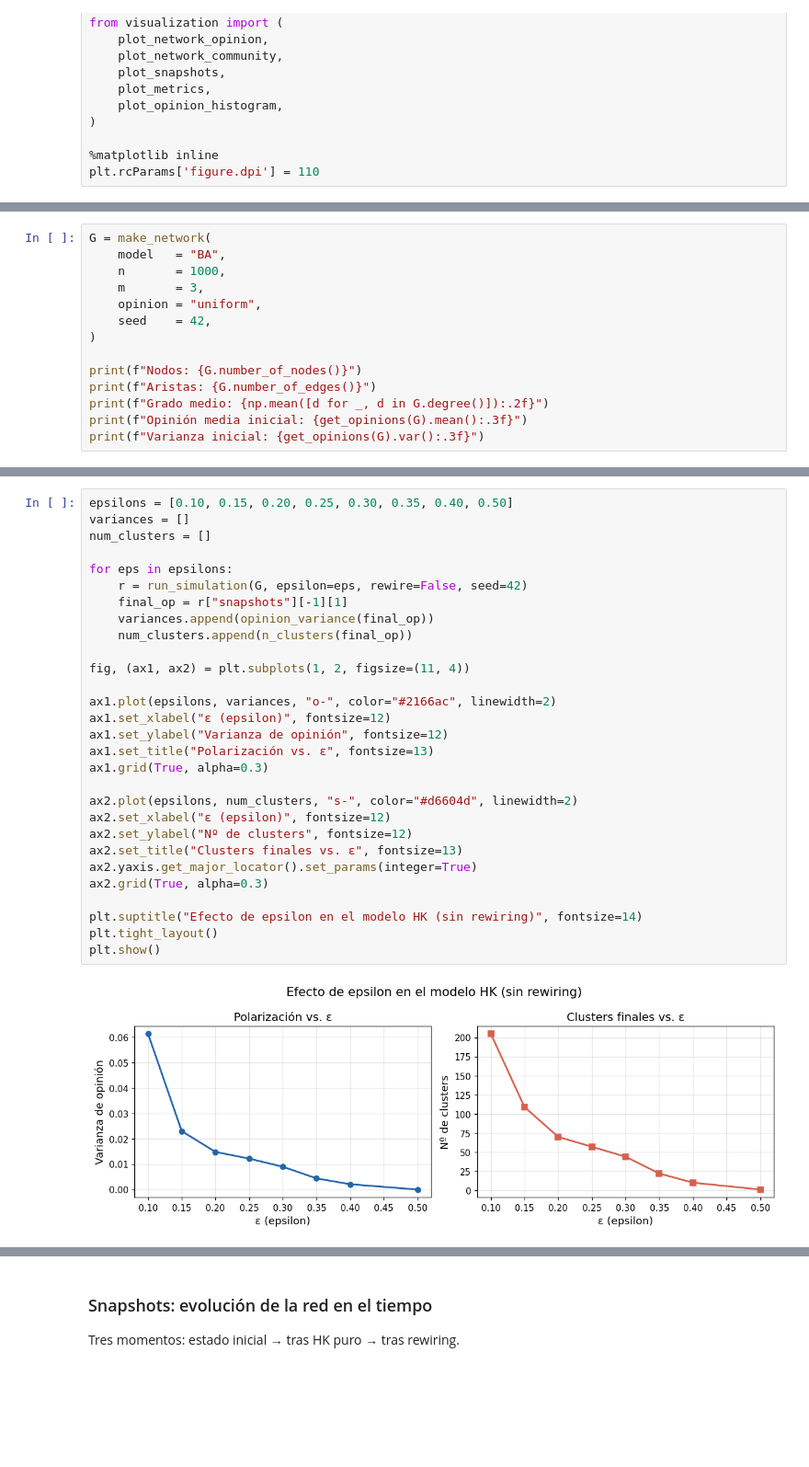
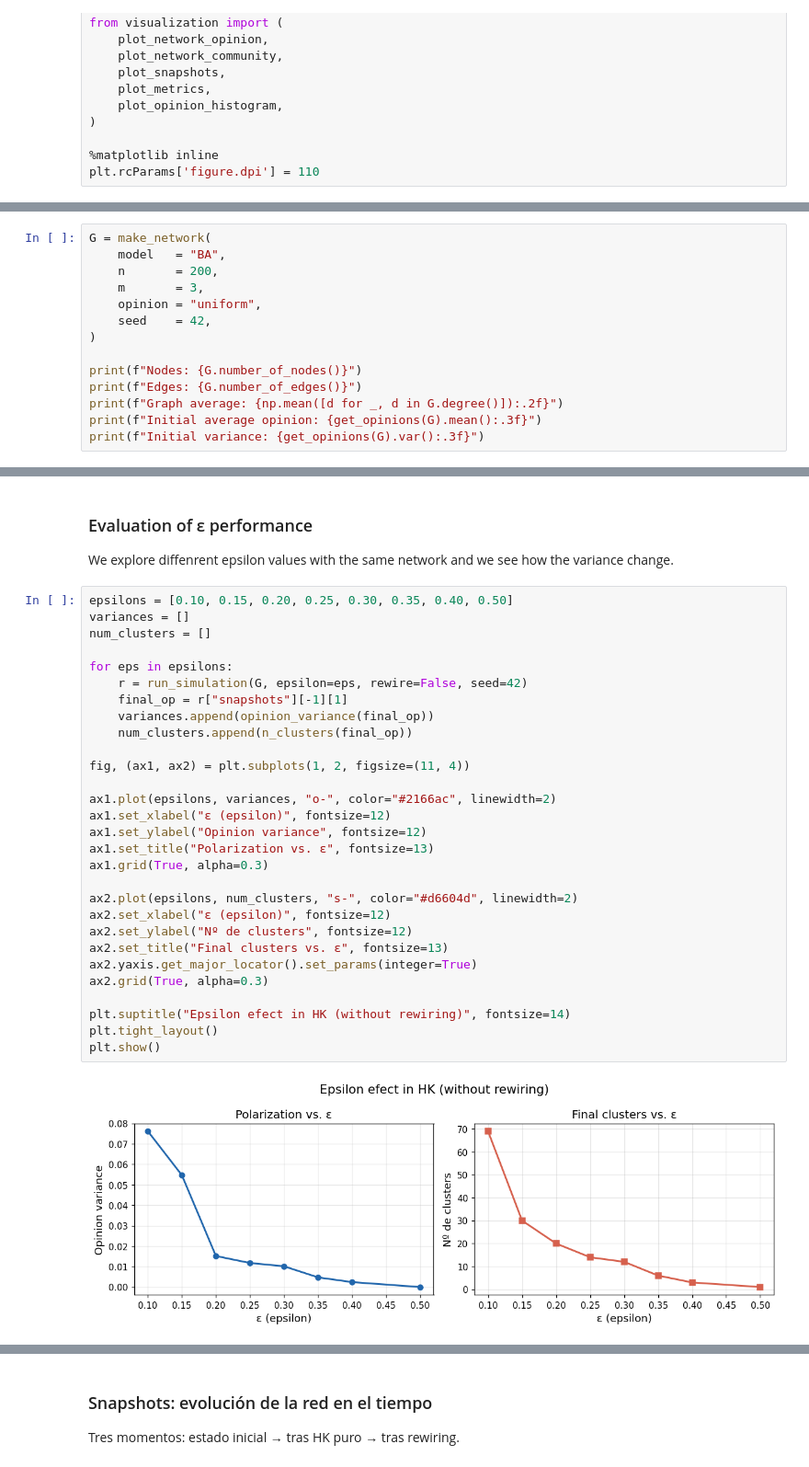
Before and after one commit to ItsTowi/CN_A4_FinalProject, a Jupyter notebook: 01_basic_experiment.ipynb, the cells around one changed output, grey strips where cells are left out. Shown at 92% size. Cells and saved outputs as stored; diff of their text form; blank space fills up the shorter version.

```diff
--- a/01_basic_experiment.ipynb
+++ b/01_basic_experiment.ipynb
@@ -45,15 +44,15 @@ Parámetros que podéis cambiar:
 # %%
 G = make_network(
     model   = "BA",
-    n       = 1000,
+    n       = 200,
     m       = 3,
     opinion = "uniform",
     seed    = 42,
 )
 
-print(f"Nodos: {G.number_of_nodes()}")
-print(f"Aristas: {G.number_of_edges()}")
-print(f"Grado medio: {np.mean([d for _, d in G.degree()]):.2f}")
-print(f"Opinión media inicial: {get_opinions(G).mean():.3f}")
-print(f"Varianza inicial: {get_opinions(G).var():.3f}")
+print(f"Nodes: {G.number_of_nodes()}")
+print(f"Edges: {G.number_of_edges()}")
+print(f"Graph average: {np.mean([d for _, d in G.degree()]):.2f}")
+print(f"Initial average opinion: {get_opinions(G).mean():.3f}")
+print(f"Initial variance: {get_opinions(G).var():.3f}")
 # %% [output]
@@ -147,31 +140,35 @@ Exploramos distintos valores de epsilon sobre la misma red y vemos cómo cambia
+# %% [markdown]
+### Evaluation of ε performance
+
+We explore diffenrent epsilon values with the same network and we see how the variance change.
 # %%
 epsilons = [0.10, 0.15, 0.20, 0.25, 0.30, 0.35, 0.40, 0.50]
 variances = []
 num_clusters = []
 
 for eps in epsilons:
     r = run_simulation(G, epsilon=eps, rewire=False, seed=42)
     final_op = r["snapshots"][-1][1]
     variances.append(opinion_variance(final_op))
     num_clusters.append(n_clusters(final_op))
 
 fig, (ax1, ax2) = plt.subplots(1, 2, figsize=(11, 4))
 
 ax1.plot(epsilons, variances, "o-", color="#2166ac", linewidth=2)
 ax1.set_xlabel("ε (epsilon)", fontsize=12)
-ax1.set_ylabel("Varianza de opinión", fontsize=12)
-ax1.set_title("Polarización vs. ε", fontsize=13)
+ax1.set_ylabel("Opinion variance", fontsize=12)
+ax1.set_title("Polarization vs. ε", fontsize=13)
 ax1.grid(True, alpha=0.3)
 
 ax2.plot(epsilons, num_clusters, "s-", color="#d6604d", linewidth=2)
 ax2.set_xlabel("ε (epsilon)", fontsize=12)
 ax2.set_ylabel("Nº de clusters", fontsize=12)
-ax2.set_title("Clusters finales vs. ε", fontsize=13)
+ax2.set_title("Final clusters vs. ε", fontsize=13)
 ax2.yaxis.get_major_locator().set_params(integer=True)
 ax2.grid(True, alpha=0.3)
 
-plt.suptitle("Efecto de epsilon en el modelo HK (sin rewiring)", fontsize=14)
+plt.suptitle("Epsilon efect in HK (without rewiring)", fontsize=14)
 plt.tight_layout()
 plt.show()
 # %% [output]
-[figure, old version]
+[figure, new version]
```
Also changed, not shown: parts of 32 cells of this notebook, 1 other file.
